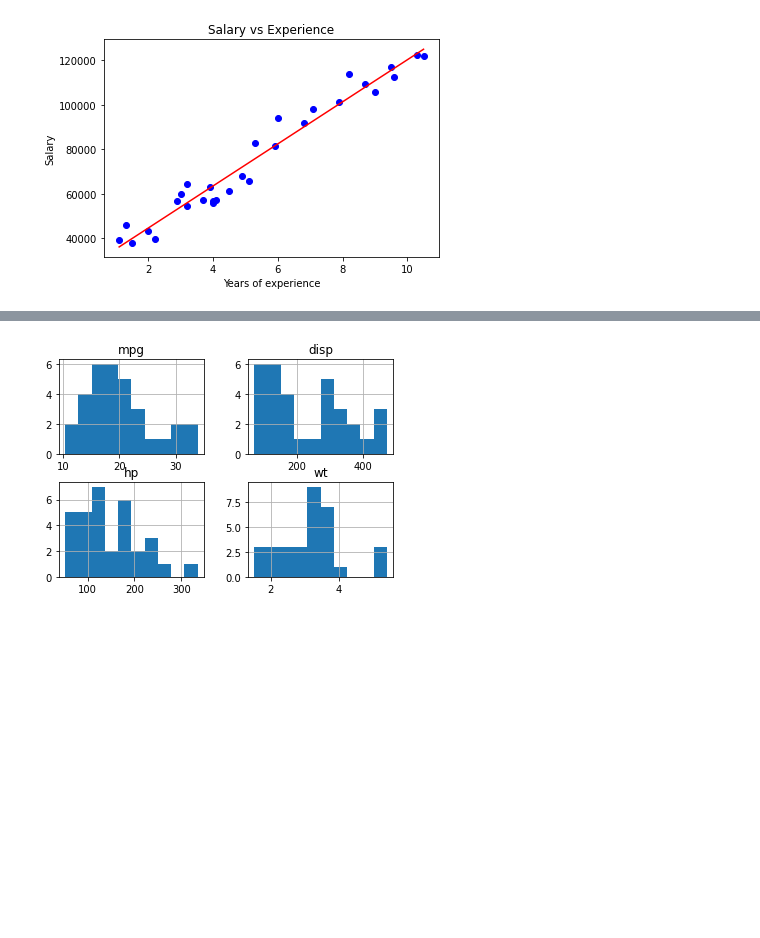
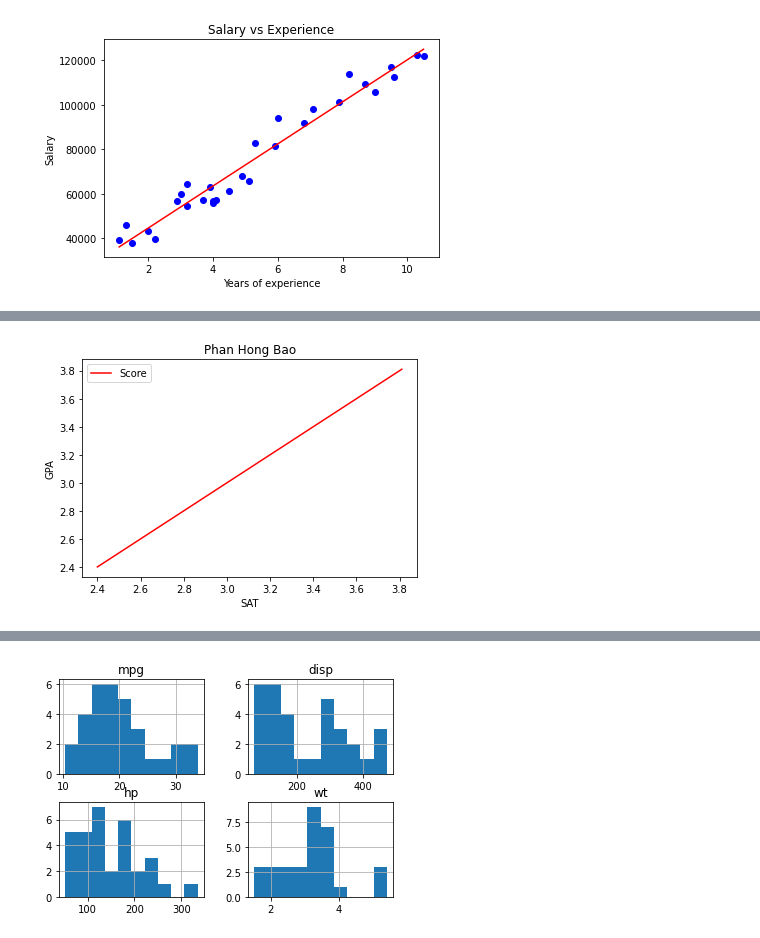
Before and after one commit to ktonon0401/AI-training, a Jupyter notebook: lesson2.ipynb, the cells around one changed output, grey strips where cells are left out. Cells and saved outputs as stored; diff of their text form; code cells hidden in the pictures; blank space fills up the shorter version.

```diff
--- a/lesson2.ipynb
+++ b/lesson2.ipynb
@@ -114,0 +116,10 @@ FileNotFoundError: ignored
+# %%
+#Ve do thi
+plt.plot(x,y,'r',label='Score')
+plt.title('Phan Hong Bao')
+plt.xlabel('SAT')
+plt.ylabel('GPA')
+plt.legend()
+plt.show()
+# %% [output]
+[figure, added]
```
Also changed, not shown: parts of 6 cells of this notebook.
